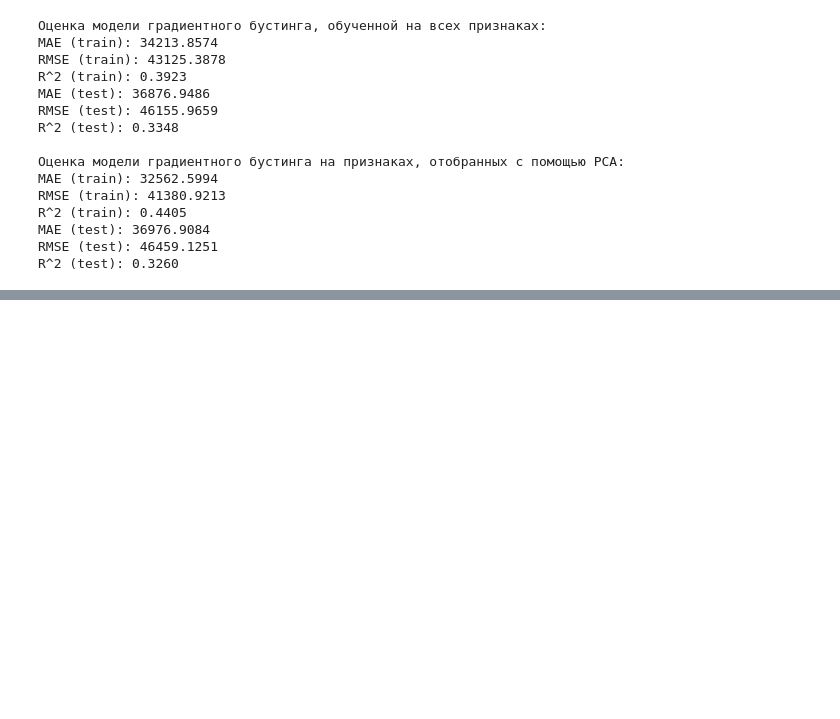
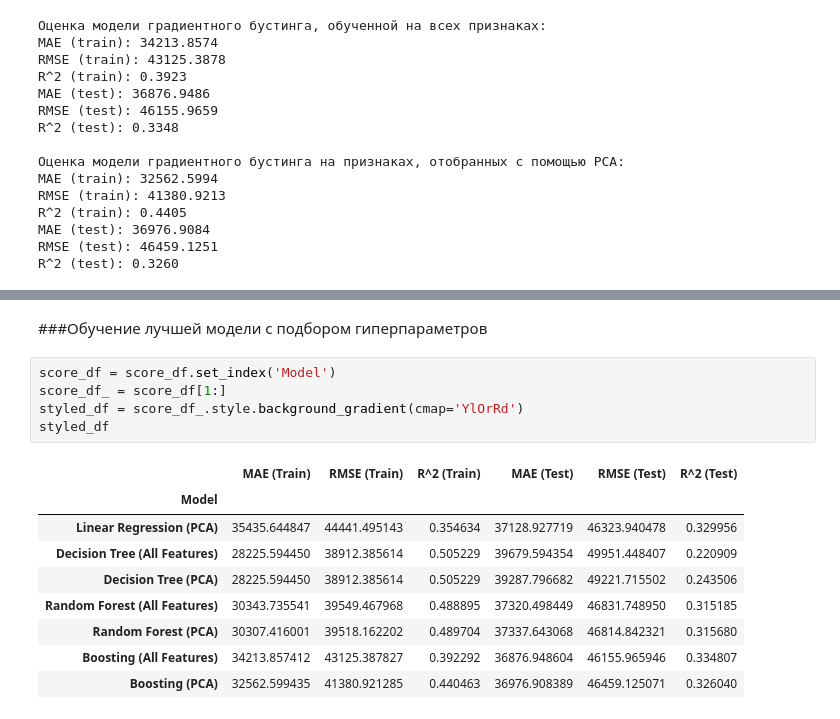
Before and after one commit to Dmitriy6655/-python-DS-ITOGOVAYA, a Jupyter notebook: sem_10_itog_HW.ipynb, the cells around one changed output, grey strips where cells are left out. Saved outputs shown, nothing was run; the diff lists cells and outputs as text; blank space fills up the shorter version.

```diff
--- a/sem_10_itog_HW.ipynb
+++ b/sem_10_itog_HW.ipynb
@@ -1077,0 +1103,17 @@ R^2 (test): 0.3260
+# %% [markdown]
+###Обучение лучшей модели с подбором гиперпараметров
+# %%
+score_df = score_df.set_index('Model')
+score_df_ = score_df[1:]
+styled_df = score_df_.style.background_gradient(cmap='YlOrRd')
+styled_df
+# %% [output]
+|  | MAE (Train) | RMSE (Train) | R^2 (Train) | MAE (Test) | RMSE (Test) | R^2 (Test) |
+| Model |  |  |  |  |  |  |
+| Linear Regression (PCA) | 35435.644847 | 44441.495143 | 0.354634 | 37128.927719 | 46323.940478 | 0.329956 |
+| Decision Tree (All Features) | 28225.594450 | 38912.385614 | 0.505229 | 39679.594354 | 49951.448407 | 0.220909 |
+| Decision Tree (PCA) | 28225.594450 | 38912.385614 | 0.505229 | 39287.796682 | 49221.715502 | 0.243506 |
+| Random Forest (All Features) | 30343.735541 | 39549.467968 | 0.488895 | 37320.498449 | 46831.748950 | 0.315185 |
+| Random Forest (PCA) | 30307.416001 | 39518.162202 | 0.489704 | 37337.643068 | 46814.842321 | 0.315680 |
+| Boosting (All Features) | 34213.857412 | 43125.387827 | 0.392292 | 36876.948604 | 46155.965946 | 0.334807 |
+| Boosting (PCA) | 32562.599435 | 41380.921285 | 0.440463 | 36976.908389 | 46459.125071 | 0.326040 |
```
Also changed, not shown: parts of 4 cells of this notebook.
